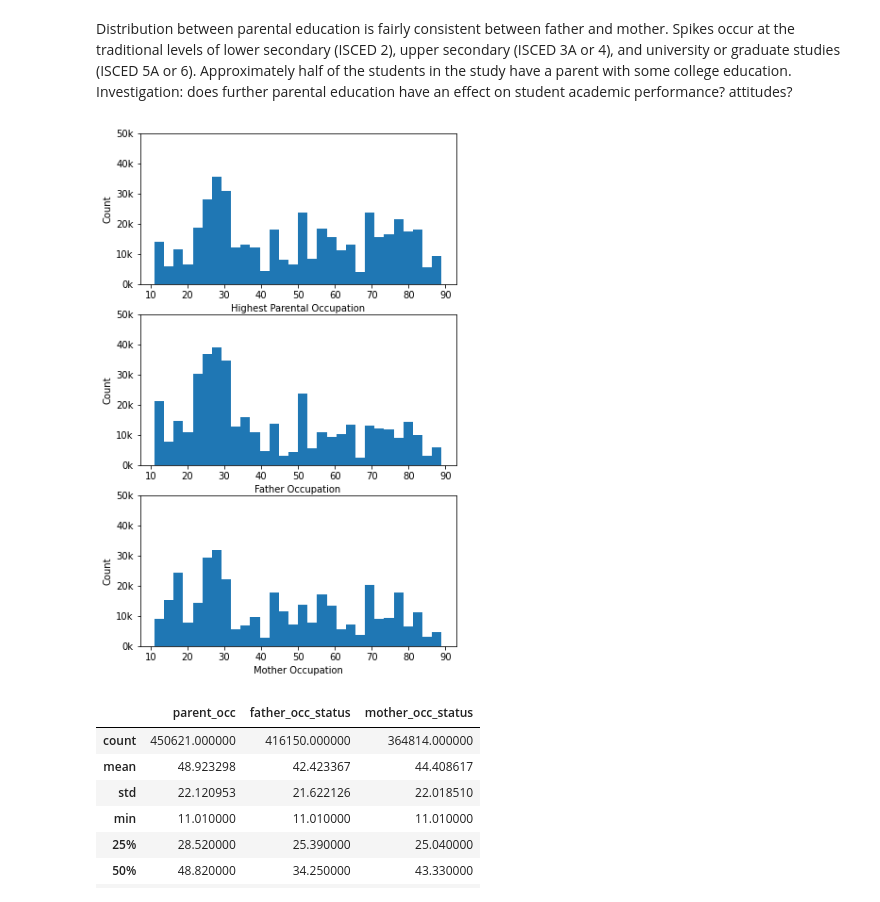
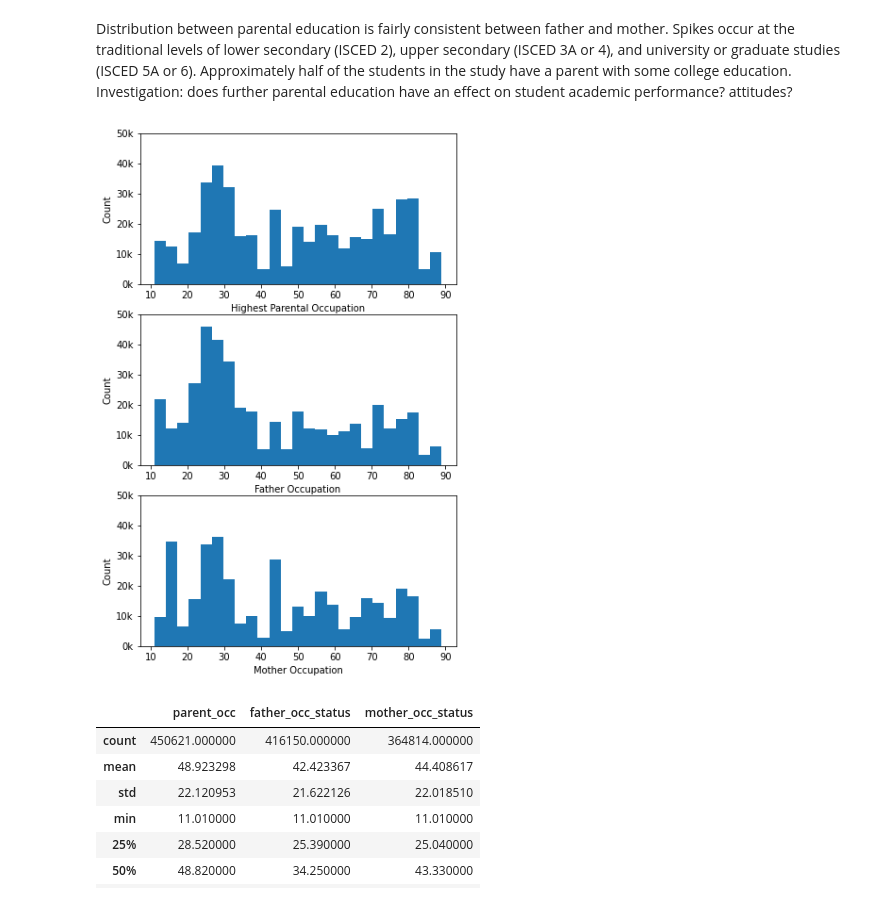
Before and after one commit to sjhaluck/International-Education-Data-Visualization, a Jupyter notebook: exploration_template.ipynb, the cells around one changed output. Saved outputs shown, nothing was run; the diff lists cells and outputs as text; code cells hidden in the pictures.

```diff
--- a/exploration_template.ipynb
+++ b/exploration_template.ipynb
@@ -290,24 +304,24 @@ Distribution between parental education is fairly consistent between father and
 # %%
 yticks = np.arange(0,51000,10000)
 ylabels = ['0k','10k','20k','30k','40k','50k']
 plt.figure(figsize=(6,10))
 plt.subplot(311)
-plt.hist(pisa_data.parent_occ, bins = 30)
+plt.hist(pisa_data.parent_occ, bins = 25)
 plt.yticks(yticks,ylabels)
 plt.ylabel('Count')
 plt.xlabel('Highest Parental Occupation')
 plt.subplot(312)
-plt.hist(pisa_data.father_occ_status, bins = 30)
+plt.hist(pisa_data.father_occ_status, bins = 25)
 plt.yticks(yticks,ylabels)
 plt.ylabel('Count')
 plt.xlabel('Father Occupation')
 plt.subplot(313)
-plt.hist(pisa_data.mother_occ_status, bins = 30)
+plt.hist(pisa_data.mother_occ_status, bins = 25)
 plt.yticks(yticks,ylabels)
 plt.ylabel('Count')
 plt.xlabel('Mother Occupation');
 # %% [output]
-[figure, old version]
+[figure, new version]
 # %%
 pisa_data[['parent_occ','father_occ_status','mother_occ_status']].describe()
 # %% [output]
```
Also changed, not shown: parts of 53 cells of this notebook.
